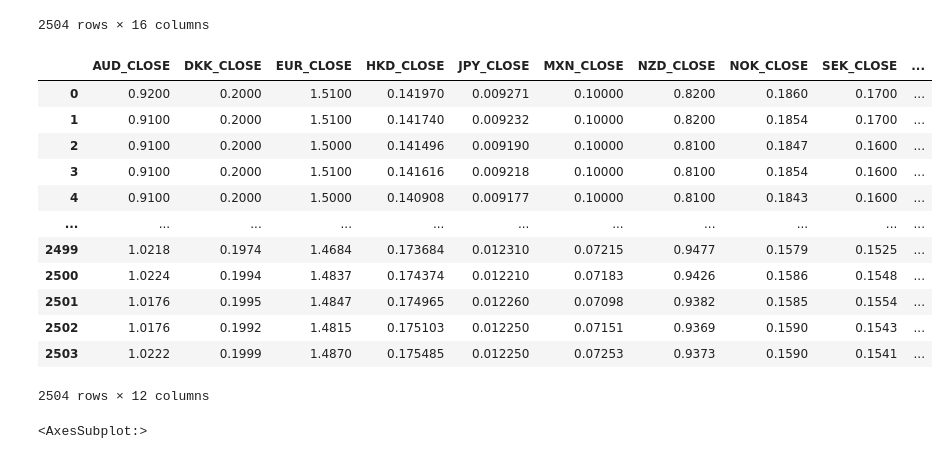
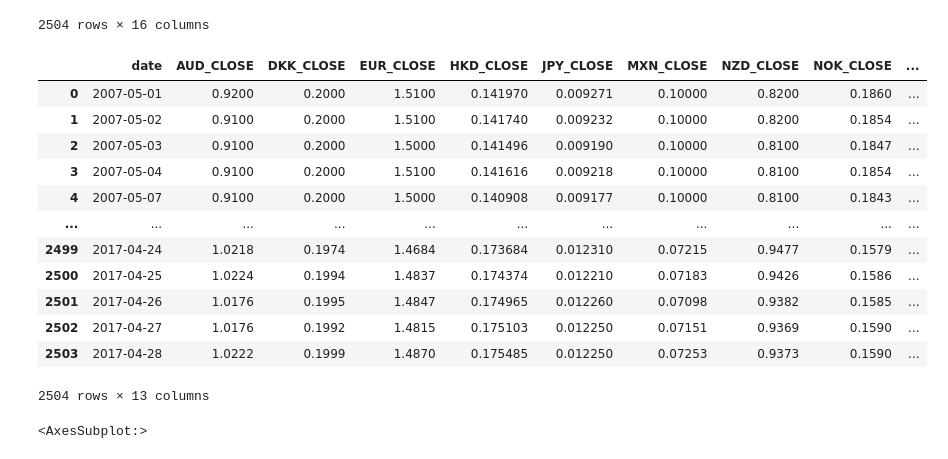
Before and after one commit to VectorInstitute/forecasting-with-dl, a Jupyter notebook: datasets/boc_exchange/prepare_boc_exchange.ipynb, the cells around one changed output. Drawn from its saved outputs; the diff is of its cells as text; code cells hidden in the pictures.

Commit message:
data formatting script for boc forex data

```diff
--- a/datasets/boc_exchange/prepare_boc_exchange.ipynb
+++ b/datasets/boc_exchange/prepare_boc_exchange.ipynb
@@ -41,22 +41,22 @@ boc_forex_df
 2504 rows × 16 columns
 # %%
 boc_forex_df = boc_forex_df.rename(column_name_map, axis=1)
-boc_forex_df = boc_forex_df[[col for col in boc_forex_df if col.endswith('_CLOSE')]]
+boc_forex_df = boc_forex_df[['date'] + [col for col in boc_forex_df if col.endswith('_CLOSE')]]
 boc_forex_df
 # %% [output]
-|  | AUD_CLOSE | DKK_CLOSE | EUR_CLOSE | HKD_CLOSE | JPY_CLOSE | MXN_CLOSE | NZD_CLOSE | NOK_CLOSE | SEK_CLOSE | ... |
-| 0 | 0.9200 | 0.2000 | 1.5100 | 0.141970 | 0.009271 | 0.10000 | 0.8200 | 0.1860 | 0.1700 | ... |
-| 1 | 0.9100 | 0.2000 | 1.5100 | 0.141740 | 0.009232 | 0.10000 | 0.8200 | 0.1854 | 0.1700 | ... |
-| 2 | 0.9100 | 0.2000 | 1.5000 | 0.141496 | 0.009190 | 0.10000 | 0.8100 | 0.1847 | 0.1600 | ... |
-| 3 | 0.9100 | 0.2000 | 1.5100 | 0.141616 | 0.009218 | 0.10000 | 0.8100 | 0.1854 | 0.1600 | ... |
-| 4 | 0.9100 | 0.2000 | 1.5000 | 0.140908 | 0.009177 | 0.10000 | 0.8100 | 0.1843 | 0.1600 | ... |
+|  | date | AUD_CLOSE | DKK_CLOSE | EUR_CLOSE | HKD_CLOSE | JPY_CLOSE | MXN_CLOSE | NZD_CLOSE | NOK_CLOSE | ... |
+| 0 | 2007-05-01 | 0.9200 | 0.2000 | 1.5100 | 0.141970 | 0.009271 | 0.10000 | 0.8200 | 0.1860 | ... |
+| 1 | 2007-05-02 | 0.9100 | 0.2000 | 1.5100 | 0.141740 | 0.009232 | 0.10000 | 0.8200 | 0.1854 | ... |
+| 2 | 2007-05-03 | 0.9100 | 0.2000 | 1.5000 | 0.141496 | 0.009190 | 0.10000 | 0.8100 | 0.1847 | ... |
+| 3 | 2007-05-04 | 0.9100 | 0.2000 | 1.5100 | 0.141616 | 0.009218 | 0.10000 | 0.8100 | 0.1854 | ... |
+| 4 | 2007-05-07 | 0.9100 | 0.2000 | 1.5000 | 0.140908 | 0.009177 | 0.10000 | 0.8100 | 0.1843 | ... |
 | ... | ... | ... | ... | ... | ... | ... | ... | ... | ... | ... |
-| 2499 | 1.0218 | 0.1974 | 1.4684 | 0.173684 | 0.012310 | 0.07215 | 0.9477 | 0.1579 | 0.1525 | ... |
-| 2500 | 1.0224 | 0.1994 | 1.4837 | 0.174374 | 0.012210 | 0.07183 | 0.9426 | 0.1586 | 0.1548 | ... |
-| 2501 | 1.0176 | 0.1995 | 1.4847 | 0.174965 | 0.012260 | 0.07098 | 0.9382 | 0.1585 | 0.1554 | ... |
-| 2502 | 1.0176 | 0.1992 | 1.4815 | 0.175103 | 0.012250 | 0.07151 | 0.9369 | 0.1590 | 0.1543 | ... |
-| 2503 | 1.0222 | 0.1999 | 1.4870 | 0.175485 | 0.012250 | 0.07253 | 0.9373 | 0.1590 | 0.1541 | ... |
+| 2499 | 2017-04-24 | 1.0218 | 0.1974 | 1.4684 | 0.173684 | 0.012310 | 0.07215 | 0.9477 | 0.1579 | ... |
+| 2500 | 2017-04-25 | 1.0224 | 0.1994 | 1.4837 | 0.174374 | 0.012210 | 0.07183 | 0.9426 | 0.1586 | ... |
+| 2501 | 2017-04-26 | 1.0176 | 0.1995 | 1.4847 | 0.174965 | 0.012260 | 0.07098 | 0.9382 | 0.1585 | ... |
+| 2502 | 2017-04-27 | 1.0176 | 0.1992 | 1.4815 | 0.175103 | 0.012250 | 0.07151 | 0.9369 | 0.1590 | ... |
+| 2503 | 2017-04-28 | 1.0222 | 0.1999 | 1.4870 | 0.175485 | 0.012250 | 0.07253 | 0.9373 | 0.1590 | ... |
-2504 rows × 12 columns
+2504 rows × 13 columns
 # %%
 boc_forex_df.plot()
 # %% [output]
```
Also changed, not shown: parts of 1 cell of this notebook.
